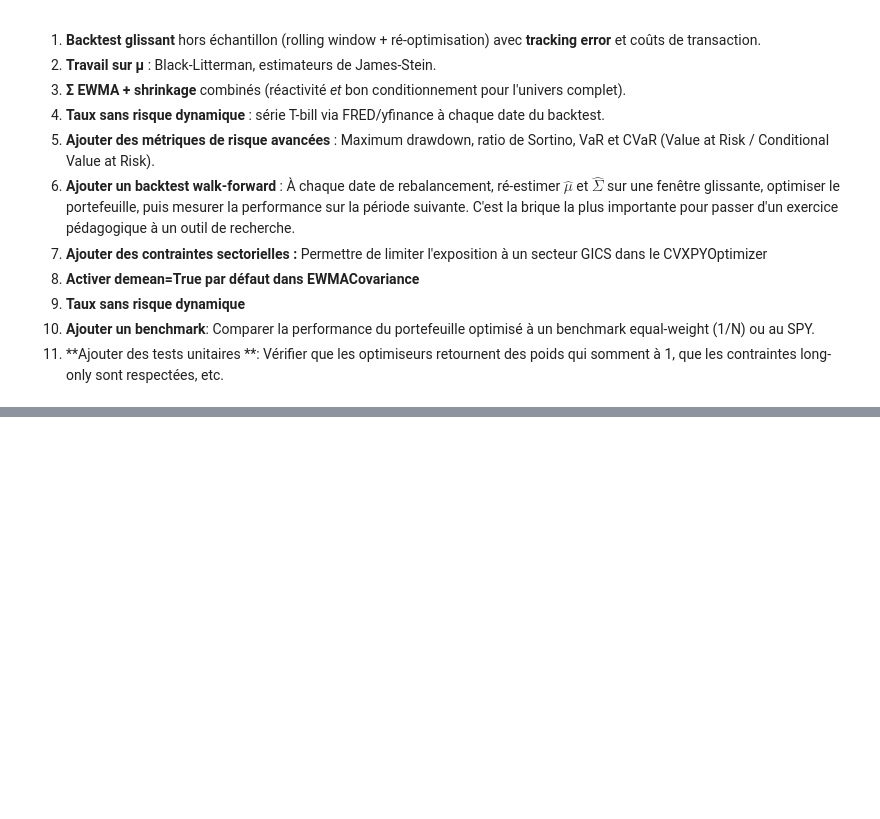
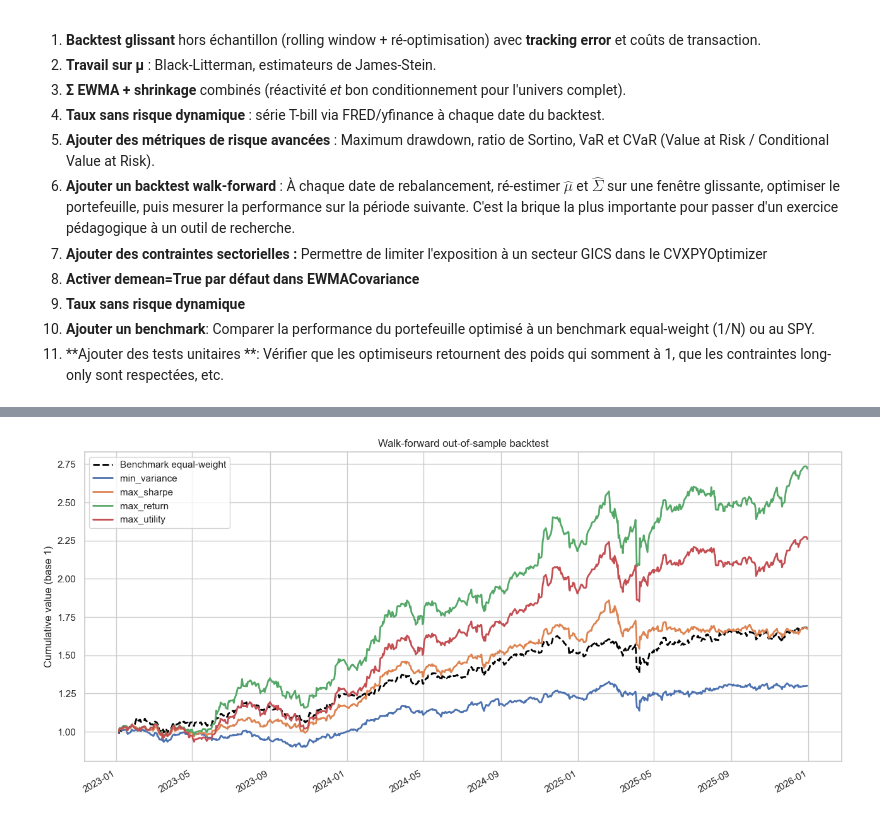
Before and after one commit to focapitain/ML4PM, a Jupyter notebook: markowitz_sp500_V2.ipynb, the cells around one changed output, grey strips where cells are left out. Saved outputs shown, nothing was run; the diff lists cells and outputs as text; code cells hidden in the pictures; blank space fills up the shorter version.

```diff
--- a/markowitz_sp500_V2.ipynb
+++ b/markowitz_sp500_V2.ipynb
@@ -1005,0 +1077,18 @@ toucher au reste — c'est ce qui rend le notebook benchmarkable.
+# %%
+# Example 2: backtest objective functions (reusing backtest.py)
+objective_backtests = {}
+for objective in ["min_variance", "max_sharpe", "max_return", "max_utility"]:
+    cfg = replace(base_config, objective=objective, cov_estimator=EWMACovariance(lam=0.94))
+    objective_backtests[objective] = walk_forward_backtest(
+        prices=prices,
+        optimize_weights_fn=make_optimize_fn(cfg),
+        backtest_config=backtest_cfg,
+        compute_returns_fn=lambda px, mode=cfg.return_mode: compute_returns(px, mode),
+        label=objective,
+    )
+
+objective_backtest_summary = pd.DataFrame(
+    {name: result.metrics for name, result in objective_backtests.items()}
+).T.sort_values("Sharpe", ascending=False)
+
+objective_backtest_summary.round(3)
@@ -1005,0 +1101,7 @@ toucher au reste — c'est ce qui rend le notebook benchmarkable.
+# %%
+fig, ax = plt.subplots(figsize=(13, 6))
+plot_backtest_nav(objective_backtests, ax=ax)
+plt.tight_layout()
+plt.show()
+# %% [output]
+[figure, added]
```
Also changed, not shown: parts of 12 cells of this notebook, 2 other files.
